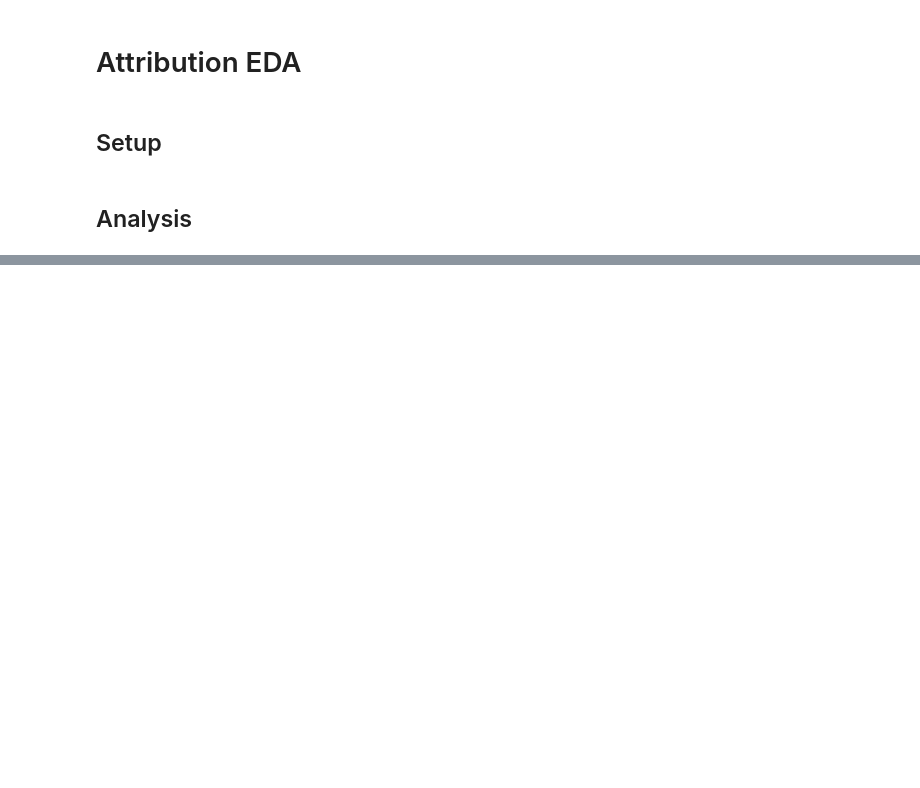
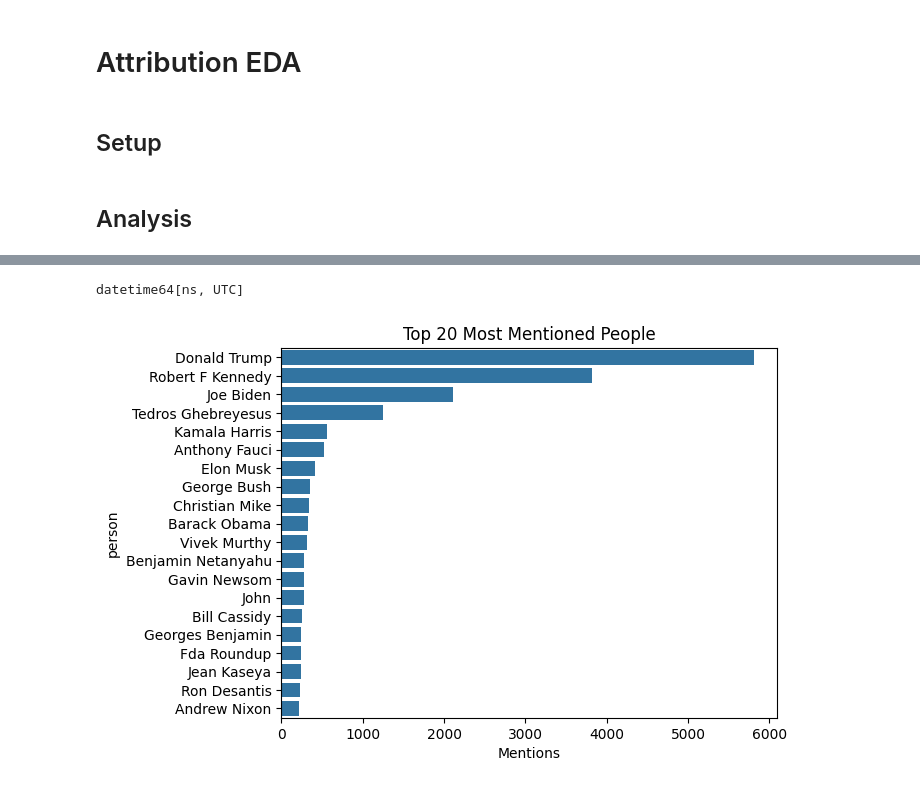
Before and after one commit to amg477/capstone, a Jupyter notebook: analysis/attribution_eda.ipynb, the cells around one changed output, grey strips where cells are left out. Drawn from its saved outputs; the diff is of its cells as text; code cells hidden in the pictures; blank space fills up the shorter version.

```diff
--- a/analysis/attribution_eda.ipynb
+++ b/analysis/attribution_eda.ipynb
@@ -42,0 +64,21 @@ memory usage: 7.9 MB
+# %%
+def ensure_list(val):
+    if isinstance(val, list):
+        return val
+    elif pd.isnull(val):
+        return []
+    else:
+        # Assuming the delimiter is ', ' (comma and space)
+        return [item.strip() for item in str(val).split(',') if item.strip()]
+
+df['people_by_row_clean'] = df['people_by_row_clean'].apply(ensure_list)
+
+df_exploded = df.explode('people_by_row_clean').rename(columns={'people_by_row_clean': 'person'})
+# %%
+df_exploded['published_datetime'] = pd.to_datetime(df_exploded['published_datetime'].astype(str), errors='coerce')
+# %%
+print(df_exploded['published_datetime'].dtype)
+# %% [output]
+datetime64[ns, UTC]
+# %%
+df_exploded['month'] = df_exploded['published_datetime'].dt.to_period('M')
@@ -42,0 +98,9 @@ memory usage: 7.9 MB
+# %%
+person_counts = df_exploded['person'].value_counts()
+top_people = person_counts.head(20)
+sns.barplot(x=top_people.values, y=top_people.index)
+plt.title('Top 20 Most Mentioned People')
+plt.xlabel('Mentions')
+plt.show()
+# %% [output]
+[figure, added]
```
Also changed, not shown: parts of 21 cells of this notebook, 10 other files.
